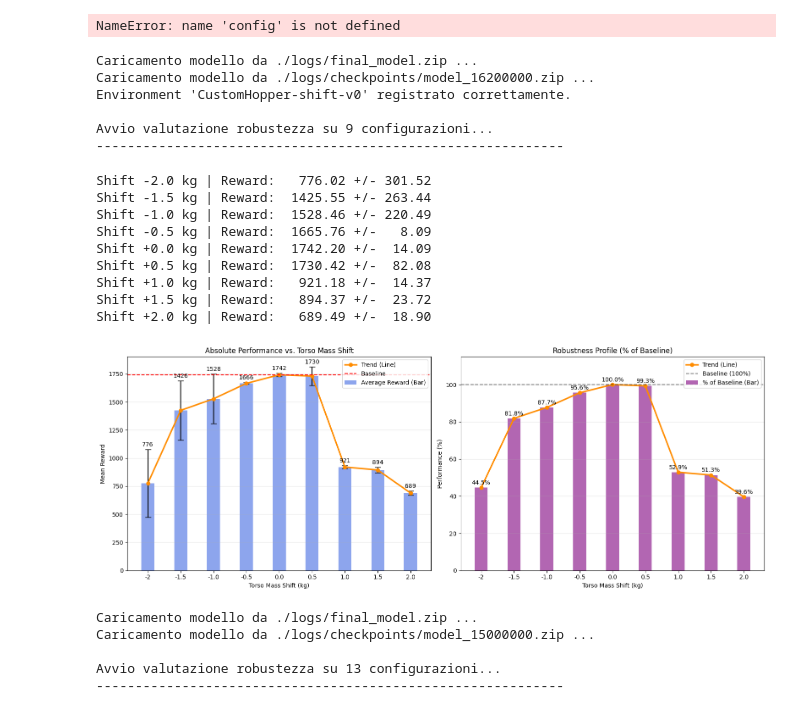
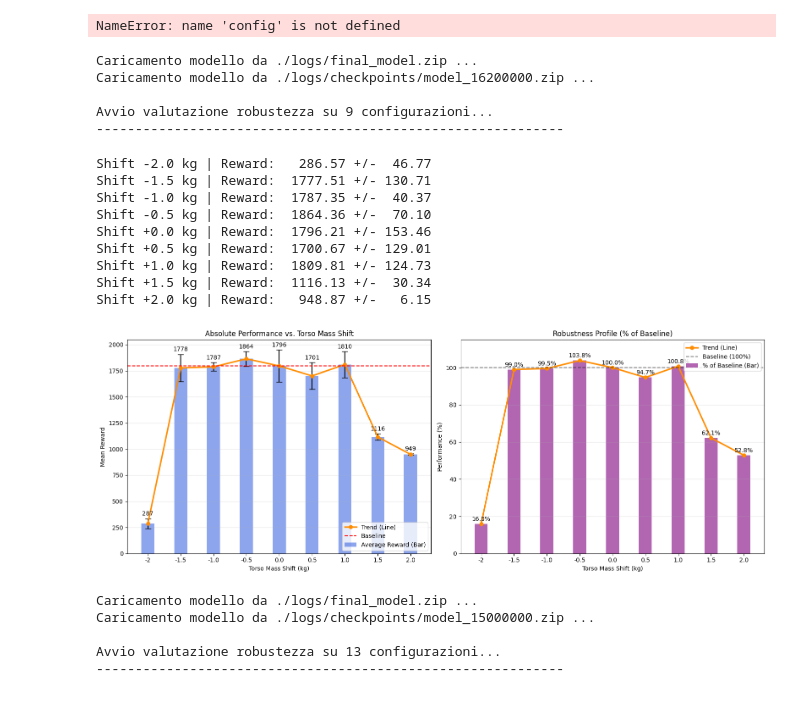
Before and after one commit to alessandro-benvenuti/doraemon-sim2real, a Jupyter notebook: notebooks/main_experiments.ipynb, the cells around one changed output. Cells and saved outputs as stored; diff of their text form; code cells hidden in the pictures.

```diff
--- a/notebooks/main_experiments.ipynb
+++ b/notebooks/main_experiments.ipynb
@@ -47,5 +47,5 @@ config = {
 }
 # %%
 # Training
-train_agent(config_udr, model_name="udr_baseline", log_dir="./logs/udr_experiment/")
+train_agent(config, model_name="udr_baseline", log_dir="./logs/udr_experiment/")
 # %% [output]
@@ -142,7 +161,6 @@ print("Caricamento modello da ./logs/final_model.zip ...")
 model = SAC.load("./logs/final_model", device="cpu")
 
 print("Caricamento modello da ./logs/checkpoints/model_16200000.zip ...")
-model = SAC.load("./logs/checkpoints/model_16200000.zip", device="cpu")
 
 # --- 3. CONFIGURAZIONE ---
 mass_shifts = [-2, -1.5, -1.0, -0.5, 0.0, 0.5, 1.0, 1.5, 2.0]
@@ -159,7 +177,7 @@ for shift in mass_shifts:
     env = DummyVecEnv([lambda: env])
 
     norm_path = f"./logs/final_vecnormalize.pkl"
-    norm_path = f"./logs/checkpoints/vecnormalize_{16200000}.pkl"
+    #norm_path = f"./logs/checkpoints/vecnormalize_{16200000}.pkl"
     try:
         env = VecNormalize.load(norm_path, env)
         env.training = False
@@ -227,44 +245,43 @@ ax1.bar_label(bars1, fmt='%.0f', padding=3)
 # --- Grafico B: Performance Relativa ---
 # 1. Le Barre
 bars2 = ax2.bar(x_pos, percentages, align='center',
                 alpha=0.6, width=bar_width,
                 color='purple', label='% of Baseline (Bar)')
 
 # 2. La Curva in sovraimpressione (Trend)
 ax2.plot(x_pos, percentages, color='darkorange', marker='o', linewidth=2.5, label='Trend (Line)')
 
 ax2.axhline(y=100.0, color='black', linestyle='--', alpha=0.5, label='Baseline (100%)')
 ax2.set_title('Robustness Profile (% of Baseline)')
 ax2.set_xlabel('Torso Mass Shift (kg)')
 ax2.set_ylabel('Performance (%)')
 ax2.set_xticks(x_pos)
 ax2.set_xticklabels(mass_shifts)
 ax2.set_ylim(0, max(115, np.max(percentages) + 10))
 ax2.grid(True, axis='y', alpha=0.3)
 ax2.legend()
 
 # Etichette barre
 ax2.bar_label(bars2, fmt='%.1f%%', padding=3)
 
 plt.tight_layout()
 plt.show()
 # %% [output]
 Caricamento modello da ./logs/final_model.zip ...
 Caricamento modello da ./logs/checkpoints/model_16200000.zip ...
-Environment 'CustomHopper-shift-v0' registrato correttamente.
 
 Avvio valutazione robustezza su 9 configurazioni...
 ------------------------------------------------------------
-Shift -2.0 kg | Reward:   776.02 +/- 301.52
-Shift -1.5 kg | Reward:  1425.55 +/- 263.44
-Shift -1.0 kg | Reward:  1528.46 +/- 220.49
-Shift -0.5 kg | Reward:  1665.76 +/-   8.09
-Shift +0.0 kg | Reward:  1742.20 +/-  14.09
-Shift +0.5 kg | Reward:  1730.42 +/-  82.08
-Shift +1.0 kg | Reward:   921.18 +/-  14.37
-Shift +1.5 kg | Reward:   894.37 +/-  23.72
-Shift +2.0 kg | Reward:   689.49 +/-  18.90
+Shift -2.0 kg | Reward:   286.57 +/-  46.77
+Shift -1.5 kg | Reward:  1777.51 +/- 130.71
+Shift -1.0 kg | Reward:  1787.35 +/-  40.37
+Shift -0.5 kg | Reward:  1864.36 +/-  70.10
+Shift +0.0 kg | Reward:  1796.21 +/- 153.46
+Shift +0.5 kg | Reward:  1700.67 +/- 129.01
+Shift +1.0 kg | Reward:  1809.81 +/- 124.73
+Shift +1.5 kg | Reward:  1116.13 +/-  30.34
+Shift +2.0 kg | Reward:   948.87 +/-   6.15
-[figure, old version]
+[figure, new version]
 # %%
 import matplotlib.pyplot as plt
 import numpy as np
```
Also changed, not shown: parts of 2 cells of this notebook, 9 other files.
